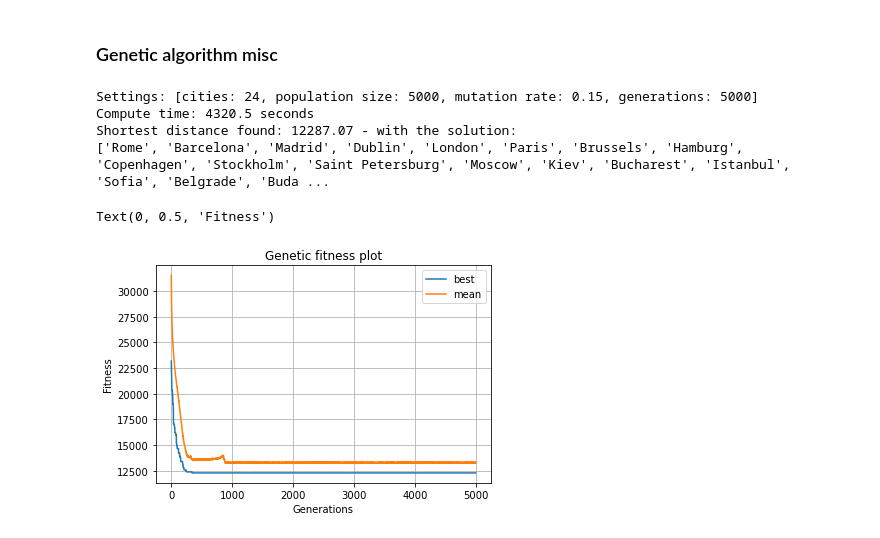
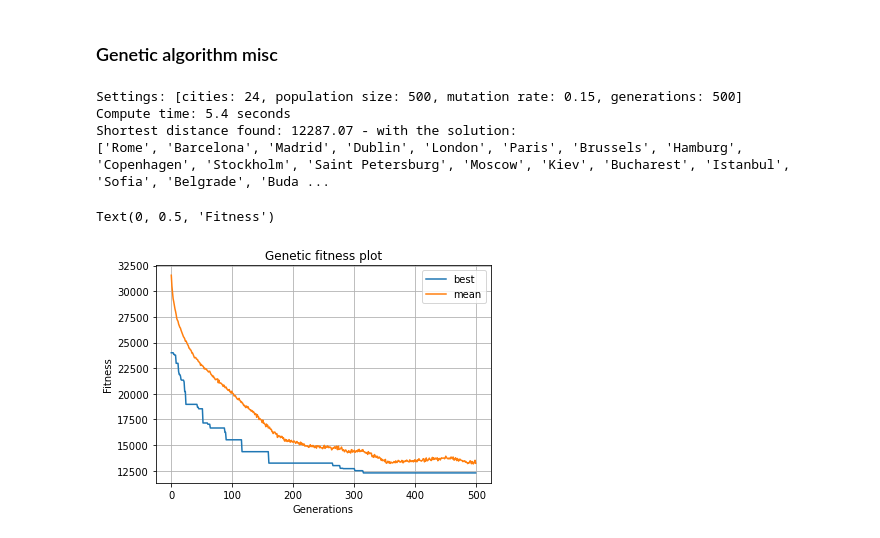
Before and after one commit to jorgenwh/travelling-salesman-problem, a Jupyter notebook: tsp.ipynb, the cells around one changed output. Drawn from its saved outputs; the diff is of its cells as text; code cells hidden in the pictures.

```diff
--- a/tsp.ipynb
+++ b/tsp.ipynb
@@ -339,29 +339,29 @@ def genetic_algorithm(cities: List[str], population_size=500, mutation_rate=0.15
     return best_solution, best_distance, data
 # %%
 num_cities = 24
-population_size = 5000
+population_size = 500
 mutation_rate = 0.15
-generations = 5000
+generations = 500
 
 s = time.time()
 solution, distance, data = genetic_algorithm(cities[:num_cities], population_size, mutation_rate, generations)
 t = time.time() - s
 
 print(f"Settings: [cities: {num_cities}, population size: {population_size}, mutation rate: {mutation_rate}, generations: {generations}]")
 print(f"Compute time: {round(t, 1)} seconds")
 print(f"Shortest distance found: {round(distance, 3)} - with the solution:\n{solution}\n\n")
 
 plt.plot([i for i in range(len(data["best_distance"]))], data["best_distance"], label="best")
 plt.plot([i for i in range(len(data["mean_distance"]))], data["mean_distance"], label="mean")
 plt.legend()
 plt.grid()
 plt.title("Genetic fitness plot")
 plt.xlabel("Generations")
 plt.ylabel("Fitness")
 # %% [output]
-Settings: [cities: 24, population size: 5000, mutation rate: 0.15, generations: 5000]
-Compute time: 4320.5 seconds
+Settings: [cities: 24, population size: 500, mutation rate: 0.15, generations: 500]
+Compute time: 5.4 seconds
 Shortest distance found: 12287.07 - with the solution:
 ['Rome', 'Barcelona', 'Madrid', 'Dublin', 'London', 'Paris', 'Brussels', 'Hamburg', 'Copenhagen', 'Stockholm', 'Saint Petersburg', 'Moscow', 'Kiev', 'Bucharest', 'Istanbul', 'Sofia', 'Belgrade', 'Buda ...
 Text(0, 0.5, 'Fitness')
-[figure, old version]
+[figure, new version]
```
Also changed, not shown: parts of 1 cell of this notebook, 4 other files.
